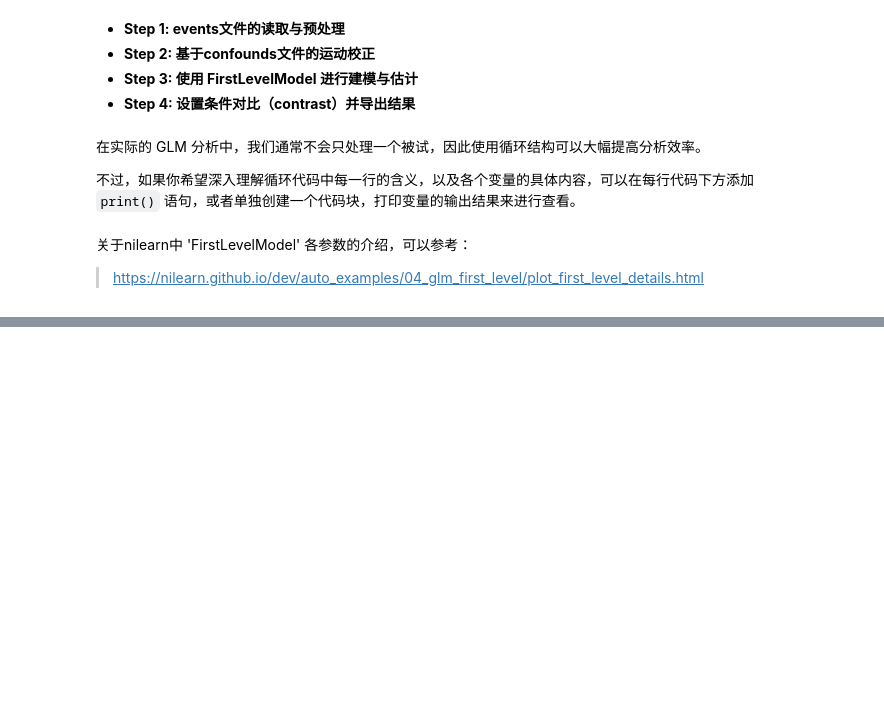
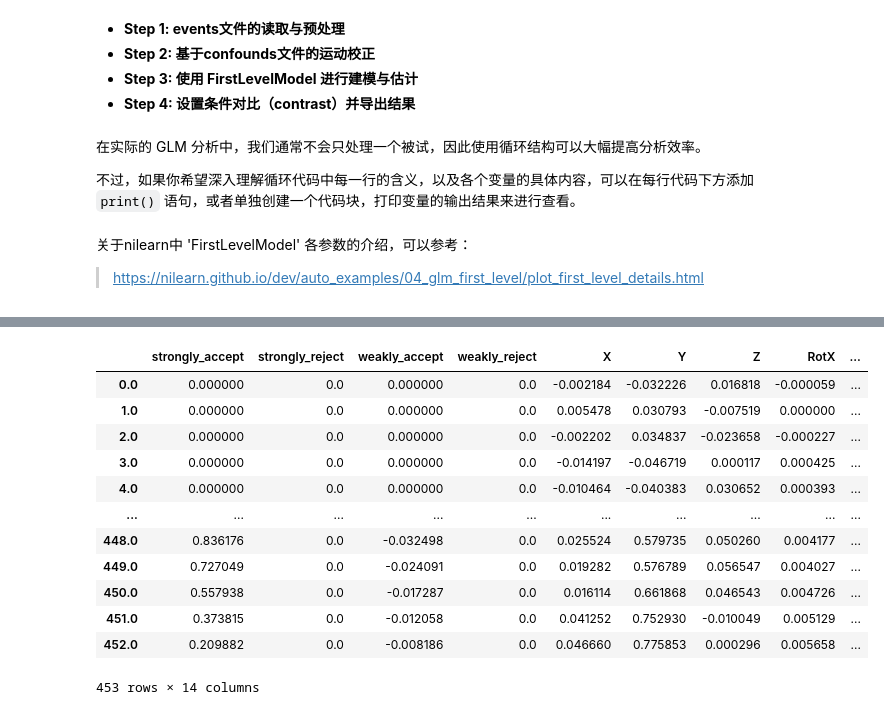
Before and after one commit to shanshan717/fMRI_Pipeline, a Jupyter notebook: Step_4_Analysis/GLM/step4_niibased_firstlevel.ipynb, the cells around one changed output, grey strips where cells are left out. Drawn from its saved outputs; the diff is of its cells as text; code cells hidden in the pictures; blank space fills up the shorter version.

```diff
--- a/Step_4_Analysis/GLM/step4_niibased_firstlevel.ipynb
+++ b/Step_4_Analysis/GLM/step4_niibased_firstlevel.ipynb
@@ -334,0 +327,16 @@ Contrast strongly_reject - weakly_reject for sub-001, run 04 completed and saved
+# %%
+design_matrix
+# %% [output]
+|  | strongly_accept | strongly_reject | weakly_accept | weakly_reject | X | Y | Z | RotX | ... |
+| 0.0 | 0.000000 | 0.0 | 0.000000 | 0.0 | -0.002184 | -0.032226 | 0.016818 | -0.000059 | ... |
+| 1.0 | 0.000000 | 0.0 | 0.000000 | 0.0 | 0.005478 | 0.030793 | -0.007519 | 0.000000 | ... |
+| 2.0 | 0.000000 | 0.0 | 0.000000 | 0.0 | -0.002202 | 0.034837 | -0.023658 | -0.000227 | ... |
+| 3.0 | 0.000000 | 0.0 | 0.000000 | 0.0 | -0.014197 | -0.046719 | 0.000117 | 0.000425 | ... |
+| 4.0 | 0.000000 | 0.0 | 0.000000 | 0.0 | -0.010464 | -0.040383 | 0.030652 | 0.000393 | ... |
+| ... | ... | ... | ... | ... | ... | ... | ... | ... | ... |
+| 448.0 | 0.836176 | 0.0 | -0.032498 | 0.0 | 0.025524 | 0.579735 | 0.050260 | 0.004177 | ... |
+| 449.0 | 0.727049 | 0.0 | -0.024091 | 0.0 | 0.019282 | 0.576789 | 0.056547 | 0.004027 | ... |
+| 450.0 | 0.557938 | 0.0 | -0.017287 | 0.0 | 0.016114 | 0.661868 | 0.046543 | 0.004726 | ... |
+| 451.0 | 0.373815 | 0.0 | -0.012058 | 0.0 | 0.041252 | 0.752930 | -0.010049 | 0.005129 | ... |
+| 452.0 | 0.209882 | 0.0 | -0.008186 | 0.0 | 0.046660 | 0.775853 | 0.000296 | 0.005658 | ... |
+453 rows × 14 columns
```
Also changed, not shown: parts of 1 cell of this notebook, 3 other files.
